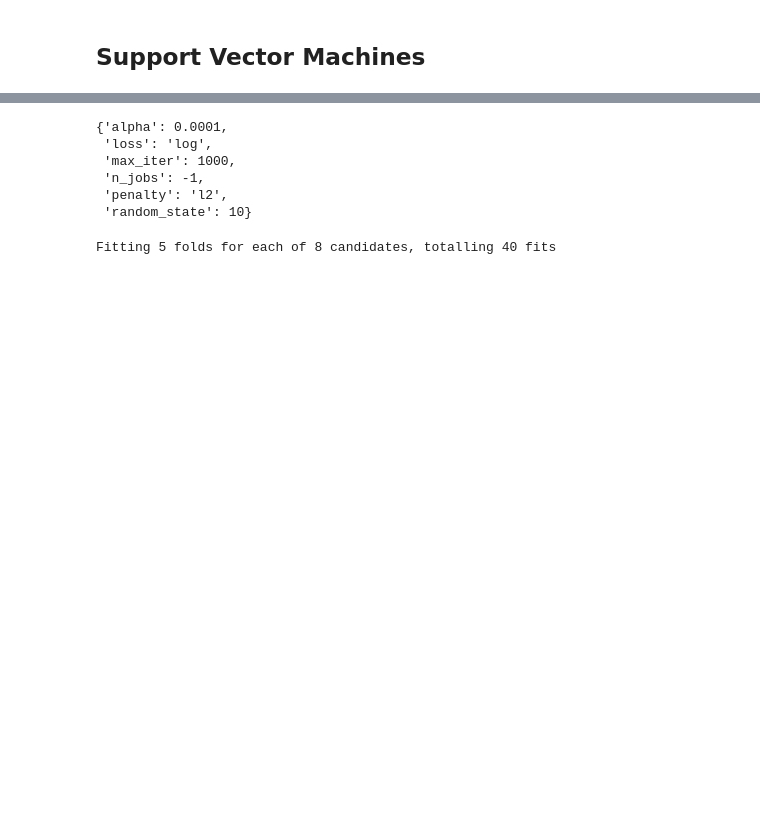
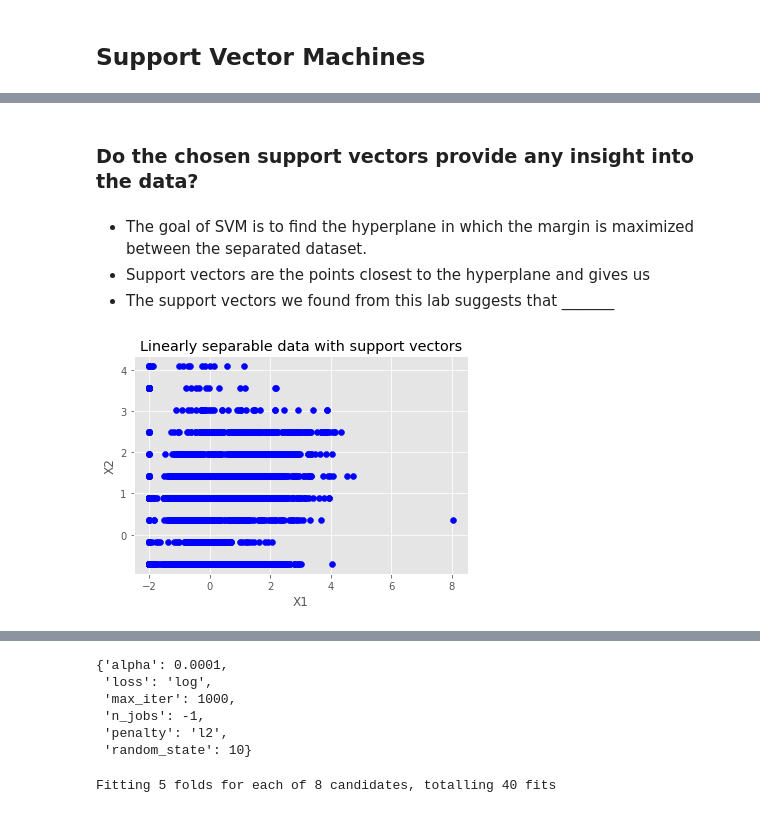
Before and after one commit to olmosjorge28/DS7331_ML1_ASSINGMENTS, a Jupyter notebook: lab2/DS7331-Mini-Lab.ipynb, the cells around one changed output, grey strips where cells are left out. Saved outputs shown, nothing was run; the diff lists cells and outputs as text; code cells hidden in the pictures; blank space fills up the shorter version.

```diff
--- a/lab2/DS7331-Mini-Lab.ipynb
+++ b/lab2/DS7331-Mini-Lab.ipynb
@@ -368,0 +426,12 @@ X_train.sample(frac=0.1, replace=False, random_state=10)
+# %%
+# Import linear svm model
+from sklearn import svm
+
+# Create a svm Classifier called "lin"
+lin = svm.SVC(kernel='linear') # Linear Kernel
+
+# Train the model using the training sets
+lin.fit(X_train, y_train)
+
+# Make prediction for test dataset
+y_pred_lin = lin.predict(X_test)
@@ -442,0 +534,18 @@ KeyboardInterrupt:
+# %% [markdown]
+### Do the chosen support vectors provide any insight into the data?
+# %% [markdown]
+- The goal of SVM is to find the hyperplane in which the margin is maximized between the separated dataset.
+- Support vectors are the points closest to the hyperplane and gives us
+- The support vectors we found from this lab suggests that _______
+# %%
+support_vectors = svmGridSearch.best_estimator_.support_vectors_
+
+# Visualize support vectors
+plt.scatter(X_train['adr'], X_train['assigned_room_type'], color='blue')
+# plt.scatter(support_vectors[:,0], support_vectors[:,1], color='red')
+plt.title('Linearly separable data with support vectors')
+plt.xlabel('X1')
+plt.ylabel('X2')
+plt.show()
+# %% [output]
+[figure, added]
```
Also changed, not shown: parts of 50 cells of this notebook, 2 other files.
